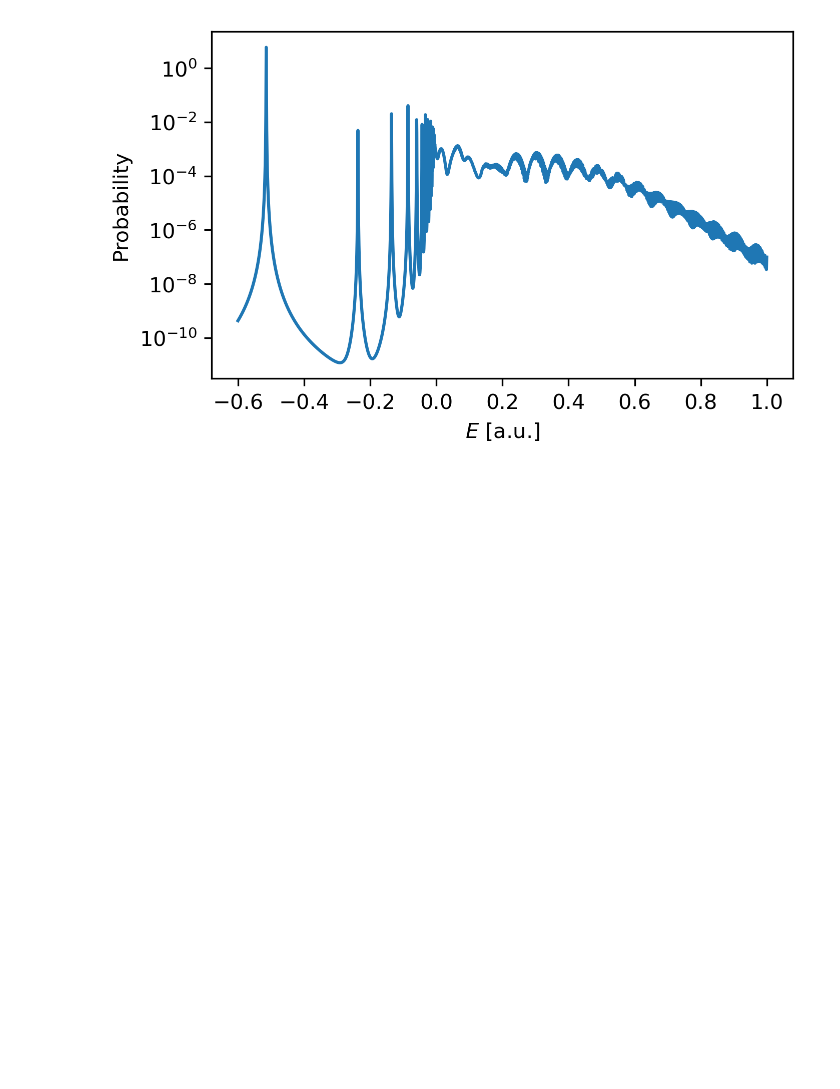
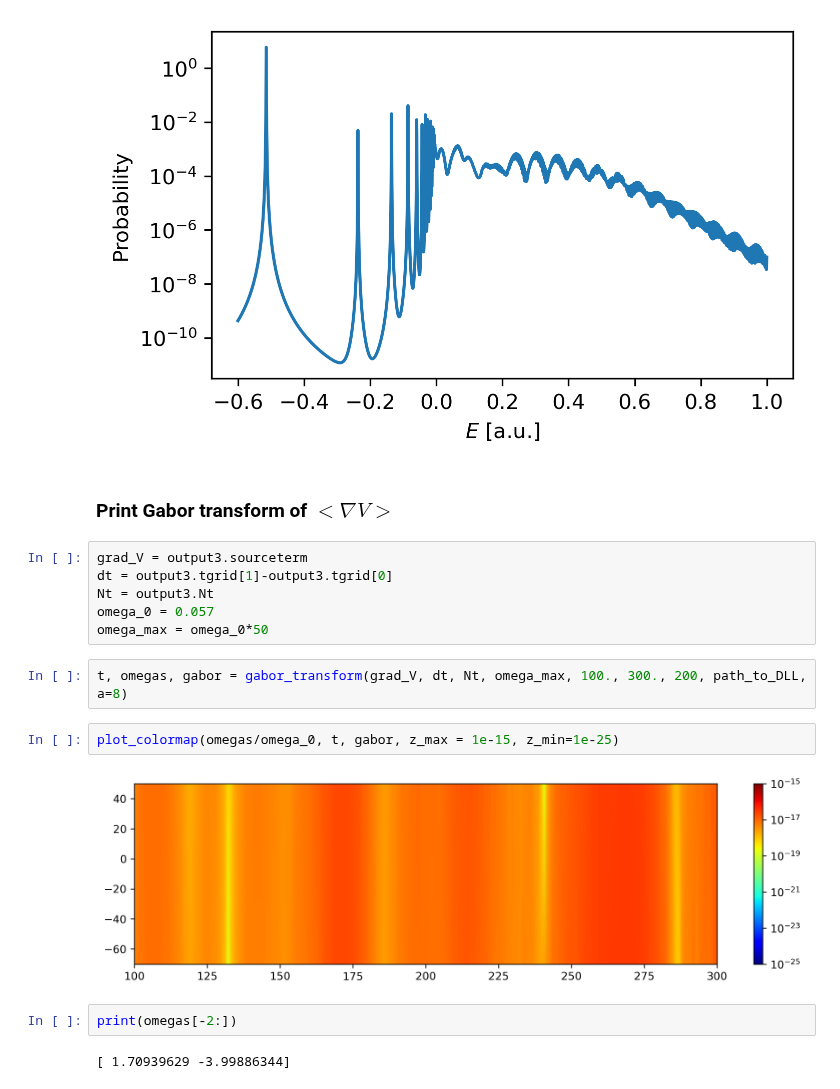
Before and after one commit to MMA-HHG/MMA, a Jupyter notebook: 1DTDSE/PythonTDSE.ipynb, the cells around one changed output. Cells and saved outputs as stored; diff of their text form; blank space fills up the shorter version.

Commit message:
Gabor transform reintroduced

```diff
--- a/1DTDSE/PythonTDSE.ipynb
+++ b/1DTDSE/PythonTDSE.ipynb
@@ -371,3 +371,21 @@ E_range = (E < 1.)
 plot((E[E_range]), PSE[E_range], y_label="Probability", x_label=r"$E$ [a.u.]", plot_scale="log")
 # %% [output]
 [figure]
+# %% [markdown]
+### Print Gabor transform of $<\nabla V>$
+# %%
+grad_V = output3.sourceterm
+dt = output3.tgrid[1]-output3.tgrid[0]
+Nt = output3.Nt
+omega_0 = 0.057
+omega_max = omega_0*50
+# %%
+t, omegas, gabor = gabor_transform(grad_V, dt, Nt, omega_max, 100., 300., 200, path_to_DLL, a=8)
+# %%
+plot_colormap(omegas/omega_0, t, gabor, z_max = 1e-15, z_min=1e-25)
+# %% [output]
+[figure, added]
+# %%
+print(omegas[-2:])
+# %% [output]
+[ 1.70939629 -3.99886344]
```
Also changed, not shown: 3 other files.
